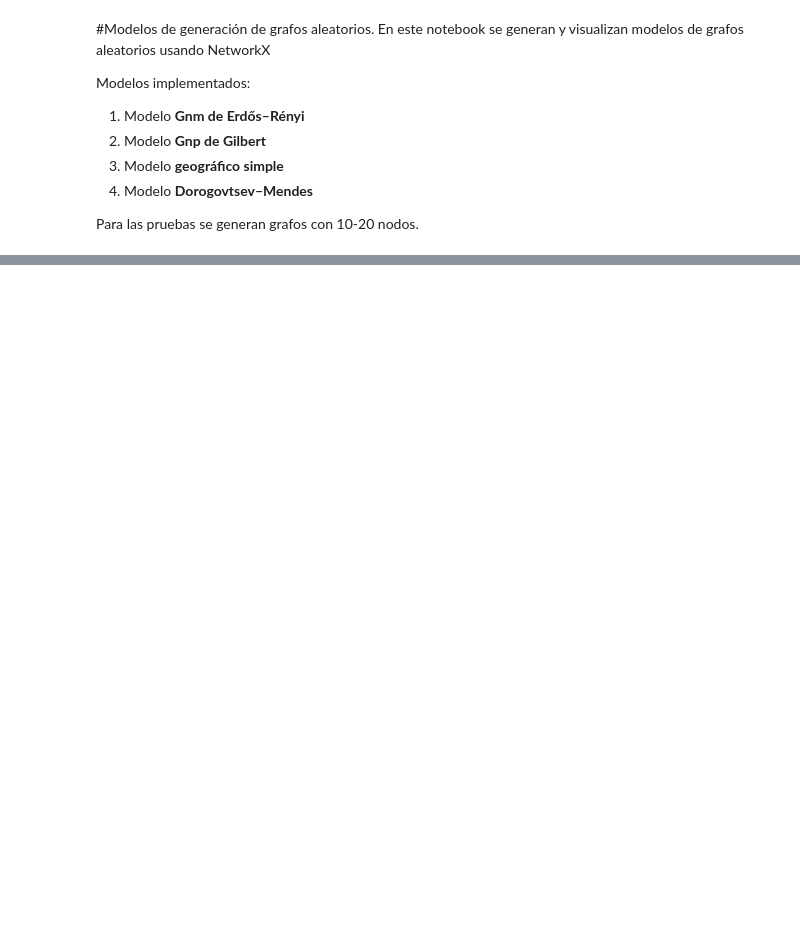
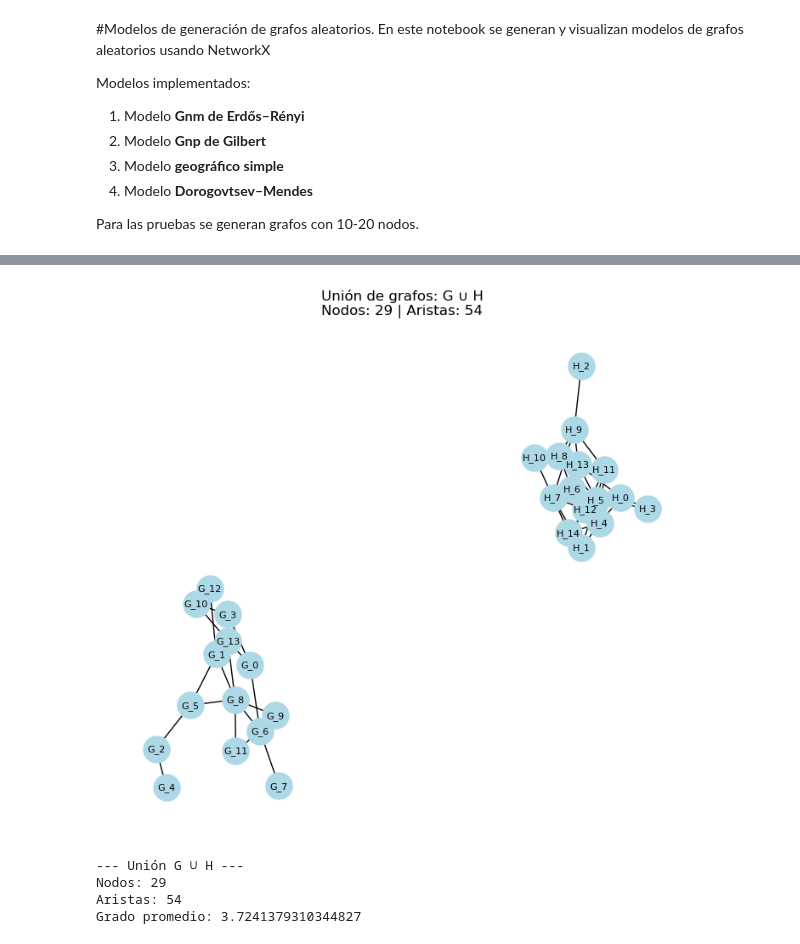
Before and after one commit to DeniLeon/graph-theory-random-models, a Jupyter notebook: notebooks/random_graph_models_gen.ipynb, the cells around one changed output, grey strips where cells are left out. Saved outputs shown, nothing was run; the diff lists cells and outputs as text; code cells hidden in the pictures; blank space fills up the shorter version.

```diff
--- a/notebooks/random_graph_models_gen.ipynb
+++ b/notebooks/random_graph_models_gen.ipynb
@@ -55,7 +53,13 @@ visualizar_grafo(G1, f"Modelo Gnm (n={n}, m={m})")
 # %%
-#Generación de un grafo Gnp
-n = random.randint(10,20)
-p = random.uniform(0.2, 0.4)
+def renombrar_nodos_con_prefijo(G, prefijo):
+    nuevo_grafo = nx.Graph()
+    mapa = {}
 
-G2 = modelo_gnp(n,p)
-visualizar_grafo(G2, f"Modelo Gnp (n={n}, p={p:.2f})")
+    for nodo in G.nodes():
+        mapa[nodo] = f"{prefijo}_{nodo}"
+        nuevo_grafo.add_node(mapa[nodo])
+
+    for u, v in G.edges():
+        nuevo_grafo.add_edge(mapa[u], mapa[v])
+
+    return nuevo_grafo
@@ -110,0 +171,11 @@ Grado promedio: 3.0
+# %%
+U = union_grafos_scratch(G, H)
+
+visualizar_grafo(U, "Unión de grafos: G ∪ H")
+resumen(U, "Unión G ∪ H")
+# %% [output]
+[figure, added]
+--- Unión G ∪ H ---
+Nodos: 29
+Aristas: 54
+Grado promedio: 3.7241379310344827
```
Also changed, not shown: parts of 10 cells of this notebook, 1 other file.
